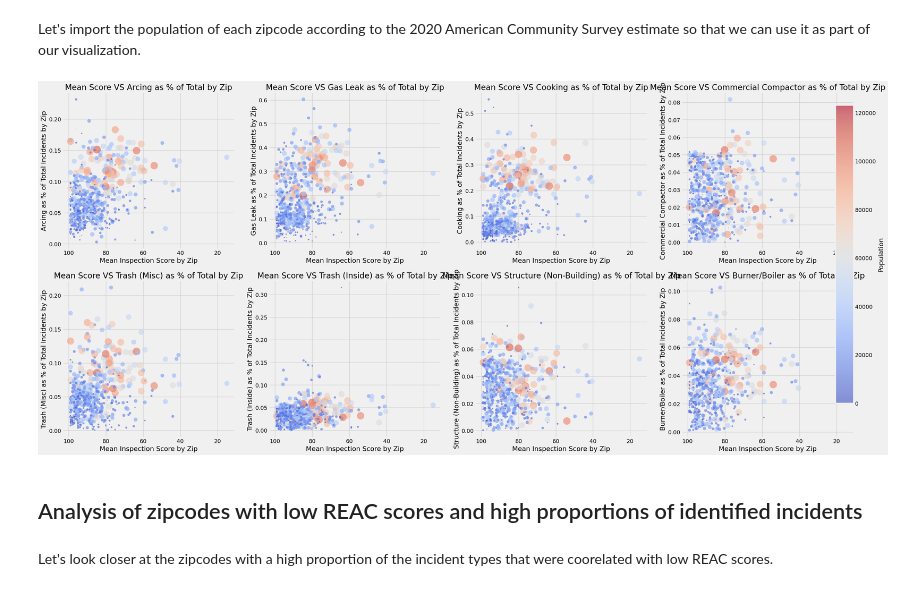
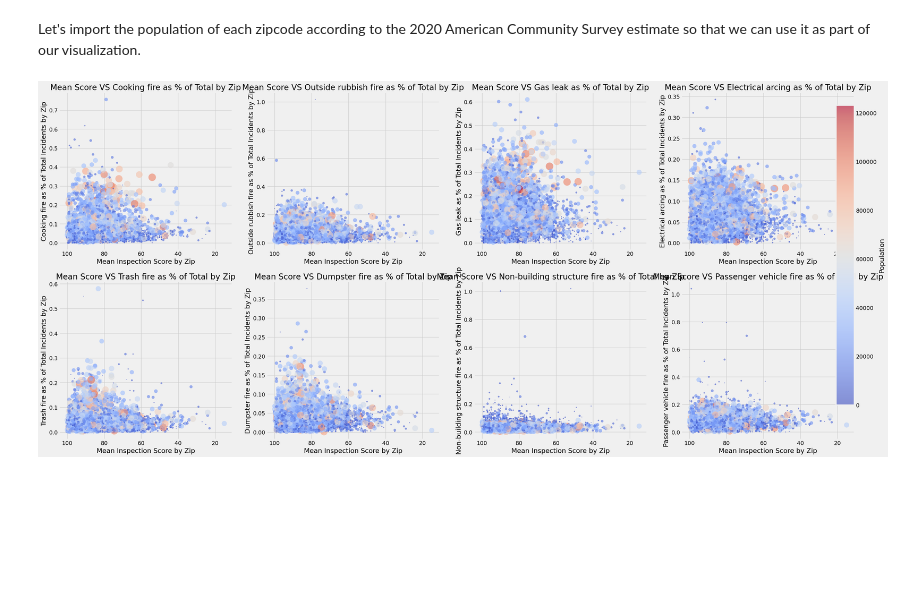
Before and after one commit to jackvandeleuv/fire_data_linkage, a Jupyter notebook: incident_type_by_zip.ipynb, the cells around one changed output. Saved outputs shown, nothing was run; the diff lists cells and outputs as text; code cells hidden in the pictures; blank space fills up the shorter version.

```diff
--- a/incident_type_by_zip.ipynb
+++ b/incident_type_by_zip.ipynb
@@ -230,8 +218,18 @@ type_score_pop = pd.merge(type_score, pops, on='zip', how='inner')
 # %%
 plt.style.use('fivethirtyeight')
 
-incidents = [445,412,113,117,151,118,112,116]
-labels = ['Arcing','Gas Leak','Cooking','Commercial Compactor','Trash (Misc)', 'Trash (Inside)','Structure (Non-Building)','Burner/Boiler']
+incidents = [113, 151, 412, 445, 118, 154, 112, 131]
+labels = [
+    "Cooking fire",
+    "Outside rubbish fire",
+    "Gas leak",
+    "Electrical arcing",
+    "Trash fire",
+    "Dumpster fire",
+    "Non-building structure fire",
+    "Passenger vehicle fire"
+    ]
+
 n_rows = 2
 n_cols = 4
 
@@ -244,35 +242,31 @@ axes = axes.flatten()
 
 for idx, inc in enumerate(incidents):
     ax = axes[idx]
 
     # Use a color map based on 'population'
     cmap = plt.cm.get_cmap("coolwarm")
     norm = plt.Normalize(df['population'].min(), df['population'].max())
 
     # Add jitter to the x and y coordinates
     jitter_x = 0.05 * np.random.rand(len(df))
     jitter_y = 0.05 * np.random.rand(len(df))
 
     scatter = ax.scatter(df['INSPECTION_SCORE'] + jitter_x, df[str(inc)] + jitter_y,
                 s=df['population'] / 300, c=df['population'], cmap=cmap, norm=norm, alpha=0.6)
 
     ax.set_xlabel('Mean Inspection Score by Zip')
     ax.set_ylabel(f'{labels[idx]} as % of Total Incidents by Zip')
     ax.set_title(f'Mean Score VS {labels[idx]} as % of Total by Zip')
 
     # Flip the x-axis
     ax.set_xlim(ax.get_xlim()[::-1])
 
 # Add a colorbar
 cbar_ax = fig.add_axes([0.93, 0.15, 0.02, 0.7])
 cbar = fig.colorbar(scatter, cax=cbar_ax)
 cbar.set_label('Population')
 
 # Show the plot
 plt.show()
 # %% [output]
-[figure, old version]
+[figure, new version]
-# %% [markdown]
-## Analysis of zipcodes with low REAC scores and high proportions of identified incidents
-# %% [markdown]
-Let's look closer at the zipcodes with a high proportion of the incident types that were coorelated with low REAC scores.
```
Also changed, not shown: parts of 13 cells of this notebook.
